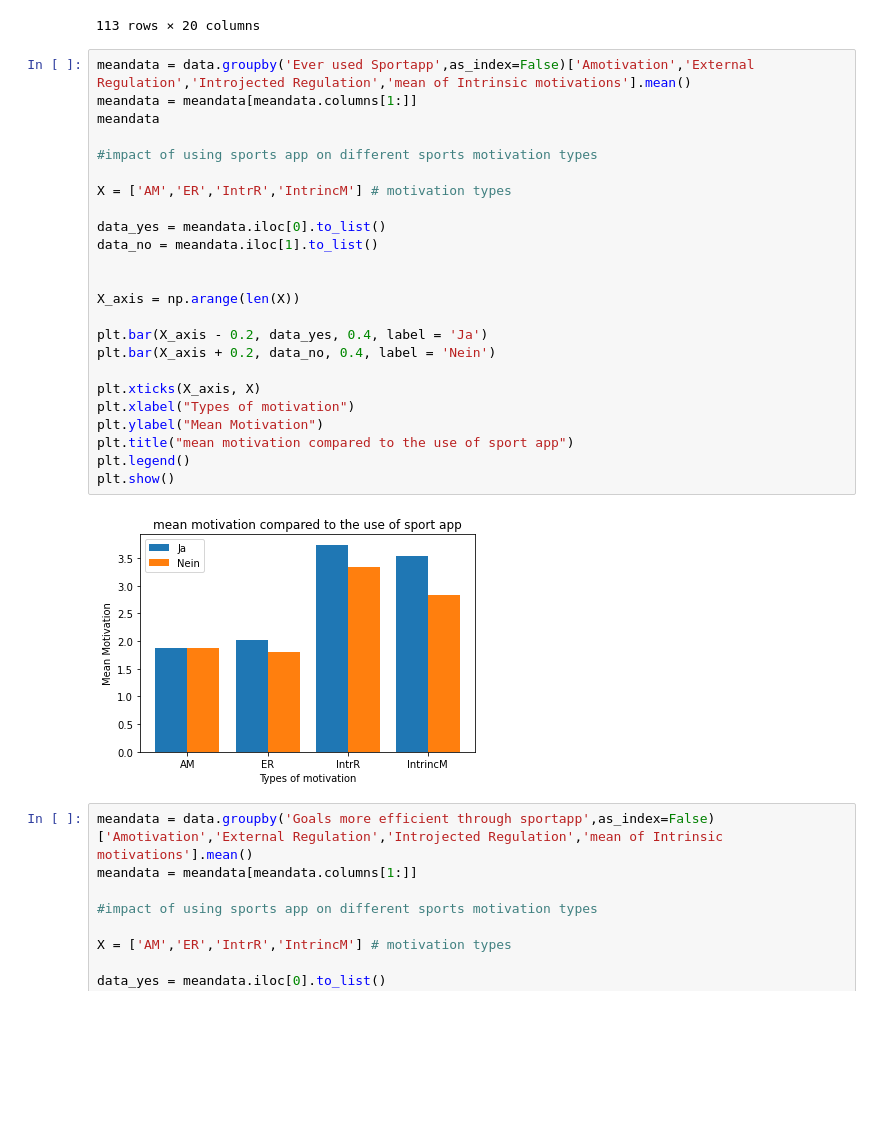
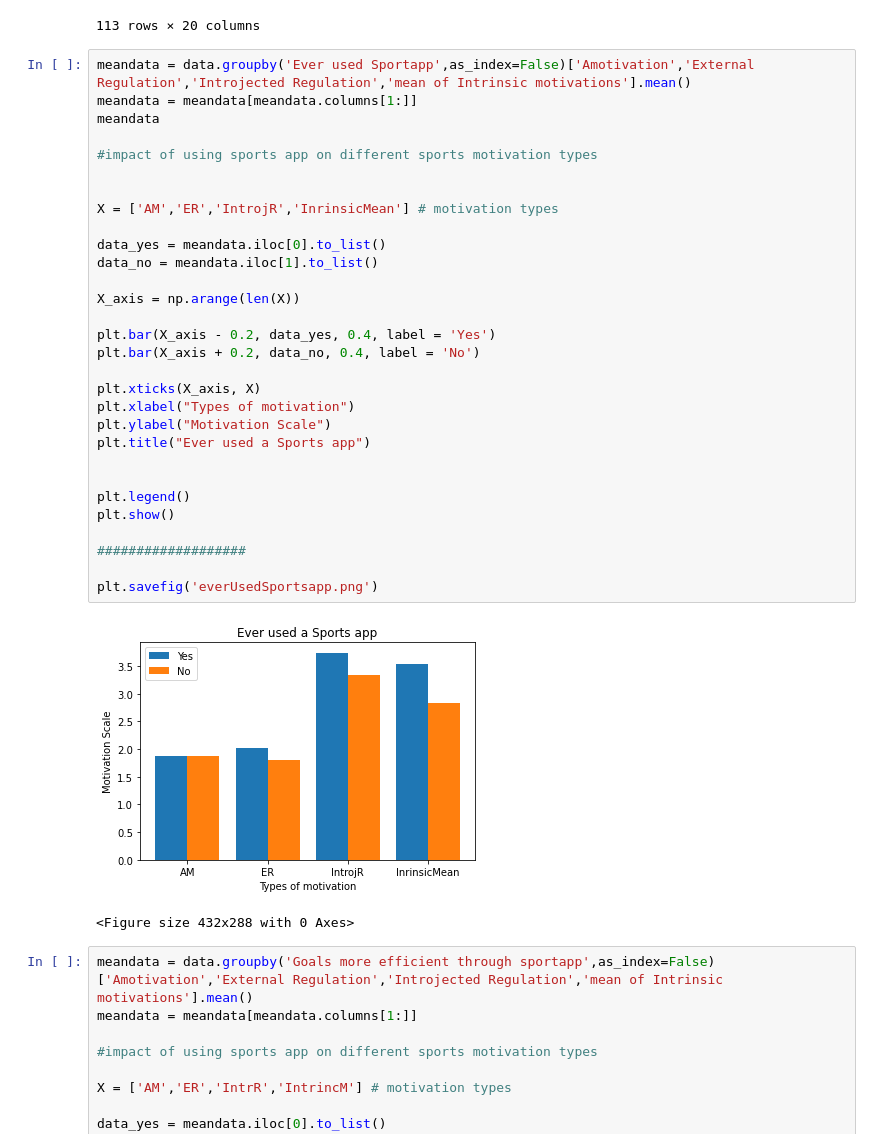
Before and after one commit to leaambrosius/emse, a Jupyter notebook: evaluation_lambrosi.ipynb, the cells around one changed output. Drawn from its saved outputs; the diff is of its cells as text; blank space fills up the shorter version.

```diff
--- a/evaluation_lambrosi.ipynb
+++ b/evaluation_lambrosi.ipynb
@@ -35,29 +35,36 @@ data
 # %%
 meandata = data.groupby('Ever used Sportapp',as_index=False)['Amotivation','External Regulation','Introjected Regulation','mean of Intrinsic motivations'].mean()
 meandata = meandata[meandata.columns[1:]]
 meandata
 
 #impact of using sports app on different sports motivation types
 
-X = ['AM','ER','IntrR','IntrincM'] # motivation types
+
+X = ['AM','ER','IntrojR','InrinsicMean'] # motivation types
 
 data_yes = meandata.iloc[0].to_list()
 data_no = meandata.iloc[1].to_list()
 
-
 X_axis = np.arange(len(X))
 
-plt.bar(X_axis - 0.2, data_yes, 0.4, label = 'Ja')
-plt.bar(X_axis + 0.2, data_no, 0.4, label = 'Nein')
+plt.bar(X_axis - 0.2, data_yes, 0.4, label = 'Yes')
+plt.bar(X_axis + 0.2, data_no, 0.4, label = 'No')
 
 plt.xticks(X_axis, X)
 plt.xlabel("Types of motivation")
-plt.ylabel("Mean Motivation")
-plt.title("mean motivation compared to the use of sport app")
+plt.ylabel("Motivation Scale")
+plt.title("Ever used a Sports app")
+
+
 plt.legend()
 plt.show()
+
+###################
+
+plt.savefig('everUsedSportsapp.png')
 # %% [output]
-[figure, old version]
+[figure, new version]
+<Figure size 432x288 with 0 Axes>
 # %%
 meandata = data.groupby('Goals more efficient through sportapp',as_index=False)['Amotivation','External Regulation','Introjected Regulation','mean of Intrinsic motivations'].mean()
 meandata = meandata[meandata.columns[1:]]
```
Also changed, not shown: parts of 2 cells of this notebook, 4 other files.
